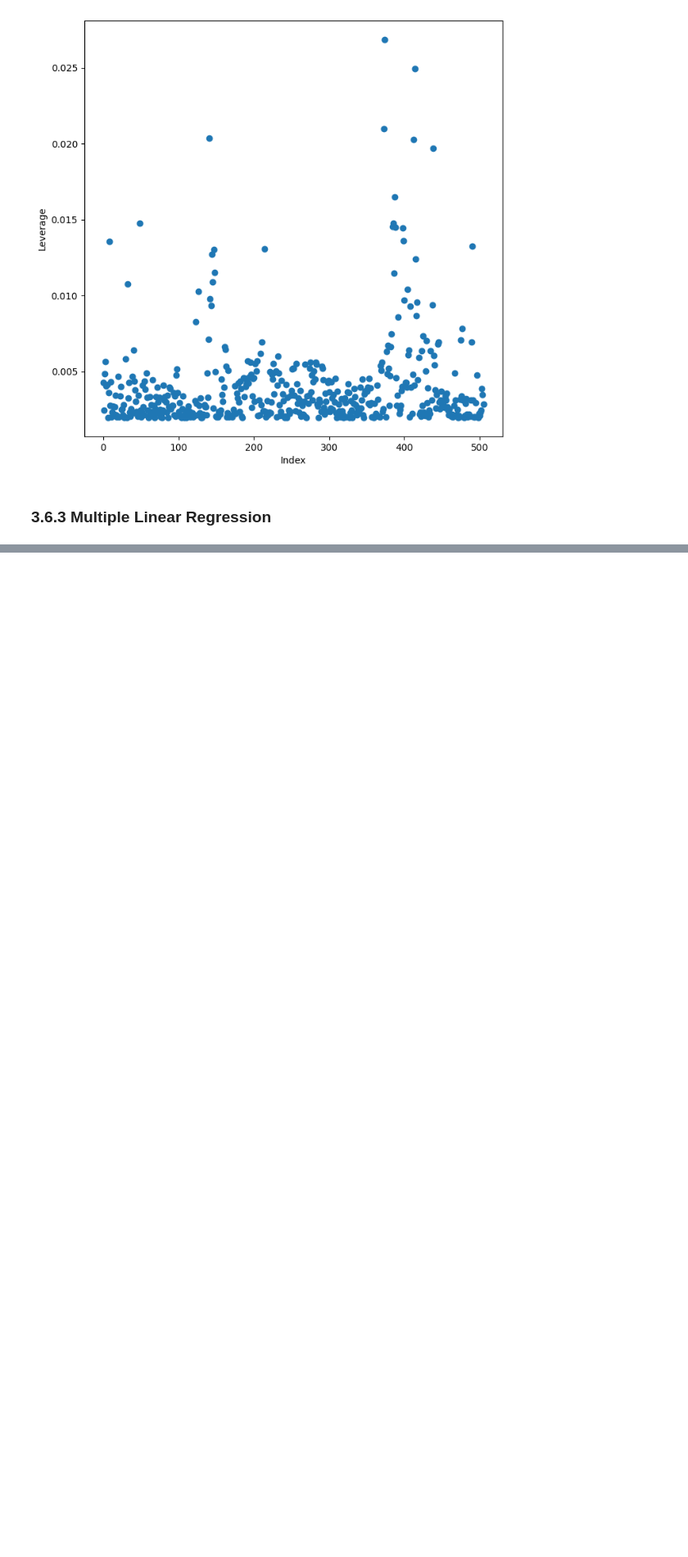
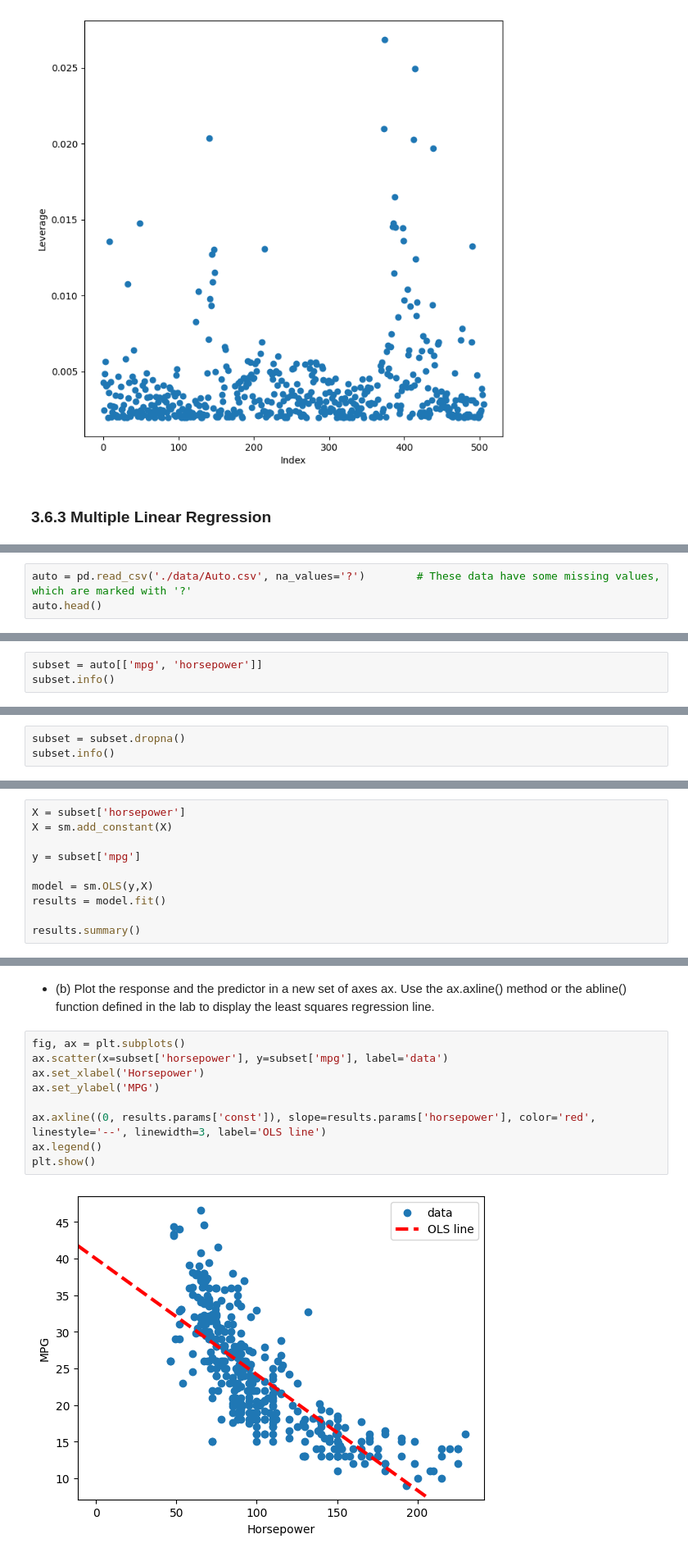
Before and after one commit to darmendariz/isl-python, a Jupyter notebook: 03_linear_regression.ipynb, the cells around one changed output, grey strips where cells are left out. Shown at 82% size. Cells and saved outputs as stored; diff of their text form; blank space fills up the shorter version.

```diff
--- a/03_linear_regression.ipynb
+++ b/03_linear_regression.ipynb
@@ -479,0 +540,3 @@ np.int64(374)
+# %%
+auto = pd.read_csv('./data/Auto.csv', na_values='?')        # These data have some missing values, which are marked with '?'
+auto.head()
@@ -479,0 +556,3 @@ np.int64(374)
+# %%
+subset = auto[['mpg', 'horsepower']]
+subset.info()
@@ -479,0 +571,3 @@ np.int64(374)
+# %%
+subset = subset.dropna()
+subset.info()
@@ -479,0 +584,10 @@ np.int64(374)
+# %%
+X = subset['horsepower']
+X = sm.add_constant(X)
+
+y = subset['mpg']
+
+model = sm.OLS(y,X)
+results = model.fit()
+
+results.summary()
@@ -479,0 +668,13 @@ np.int64(374)
+# %% [markdown]
+- (b) Plot the response and the predictor in a new set of axes ax. Use the ax.axline() method or the abline() function defined in the lab to display the least squares regression line.
+# %%
+fig, ax = plt.subplots()
+ax.scatter(x=subset['horsepower'], y=subset['mpg'], label='data')
+ax.set_xlabel('Horsepower')
+ax.set_ylabel('MPG')
+
+ax.axline((0, results.params['const']), slope=results.params['horsepower'], color='red', linestyle='--', linewidth=3, label='OLS line')
+ax.legend()
+plt.show()
+# %% [output]
+[figure, added]
```
Also changed, not shown: parts of 52 cells of this notebook, 2 other files.
